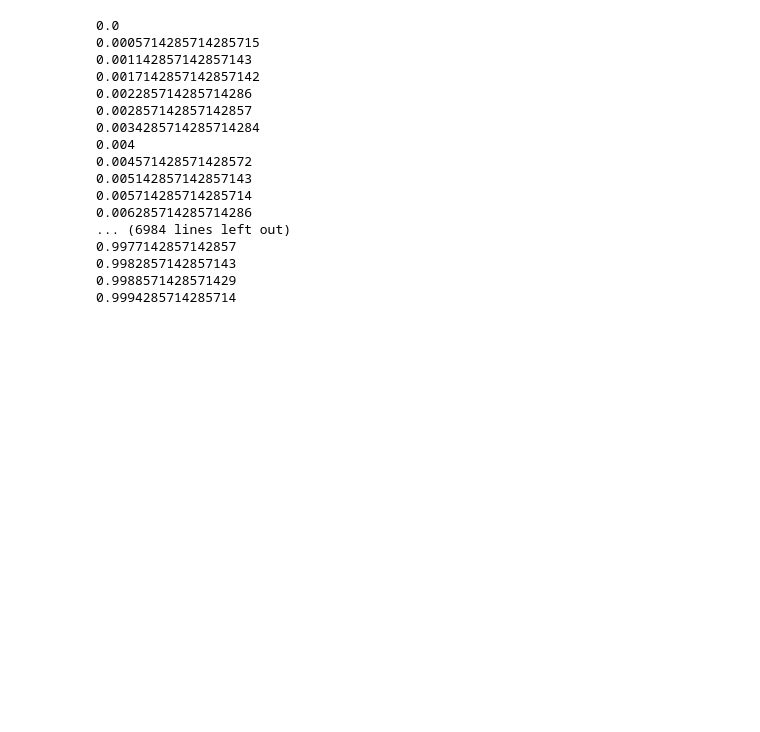
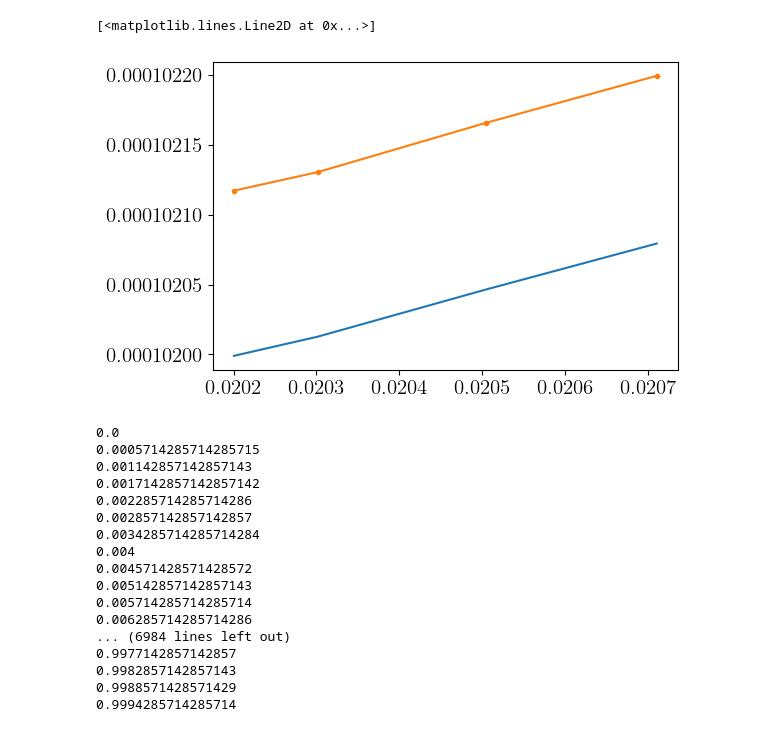
Before and after one commit to anastuhec/30-03-slike, a Jupyter notebook: 25-03-test.ipynb, the cells around one changed output. Saved outputs shown, nothing was run; the diff lists cells and outputs as text; code cells hidden in the pictures; blank space fills up the shorter version.

```diff
--- a/25-03-test.ipynb
+++ b/25-03-test.ipynb
@@ -92,0 +93,15 @@ gap = 1.016
+# %%
+''' 2. temperature sweep '''
+beta0 = 20 * 1 / m.gap
+scale = 1.005
+betas = beta0/scale**np.arange(1,80)
+betafreq = 1
+stops = [int(np.emath.logn(scale, beta0/beta)) for beta in betas][::betafreq]
+Ts = 1/betas
+maxbrentq = 10
+
+# set parameters below to random values, because I will not compute transport coefficients in this temperature sweep
+Gammas = [0.005]
+params = {'Nomega' : 1500, 'eps' : 1e-5, 'L' : 1000, 'deg' : 5000, 'omega0' : 1e-3, 'scale' : 10, 'eps2' : 1e-3}
+
+m.run_Tdependence(betas, stops, Gammas, params, maxbrentq, evaluate_transport_DC=True, evaluate_vertex_DC=True)
@@ -116,5 +191,9 @@ ValueError: The truth value of an array with more than one element is ambiguous.
 # %%
-m.L11, m.L11_0
+plt.plot(m.Ts, m.L11_0)
+plt.plot(m.Ts, m.L11_corr, '.-')
+# %% [output]
+[<matplotlib.lines.Line2D at 0x...>]
+[figure, added]
 # %%
 rhos = m.rhos
 tok = m.tok
```
Also changed, not shown: parts of 7 cells of this notebook, 2 other files.
